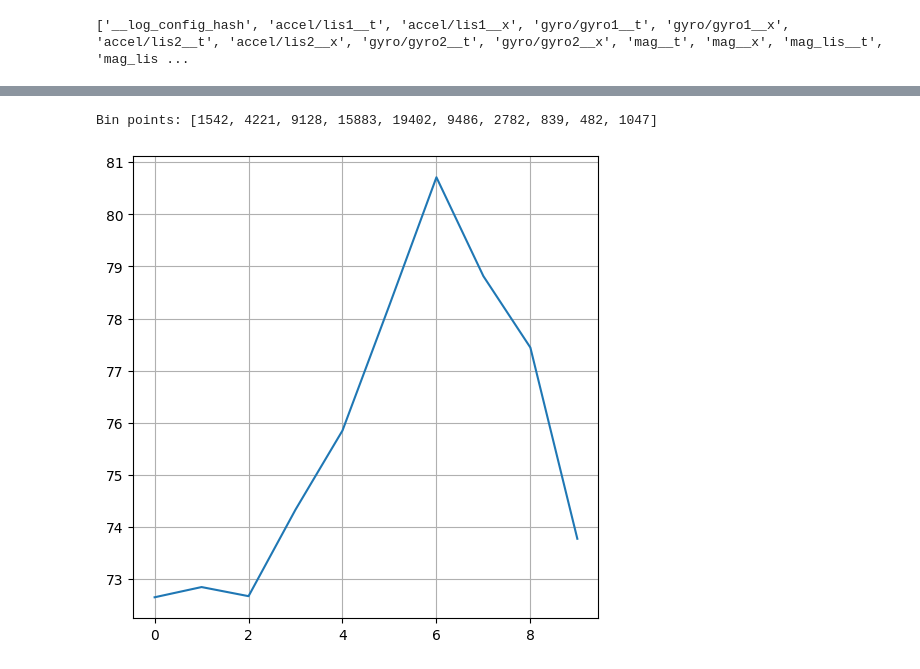
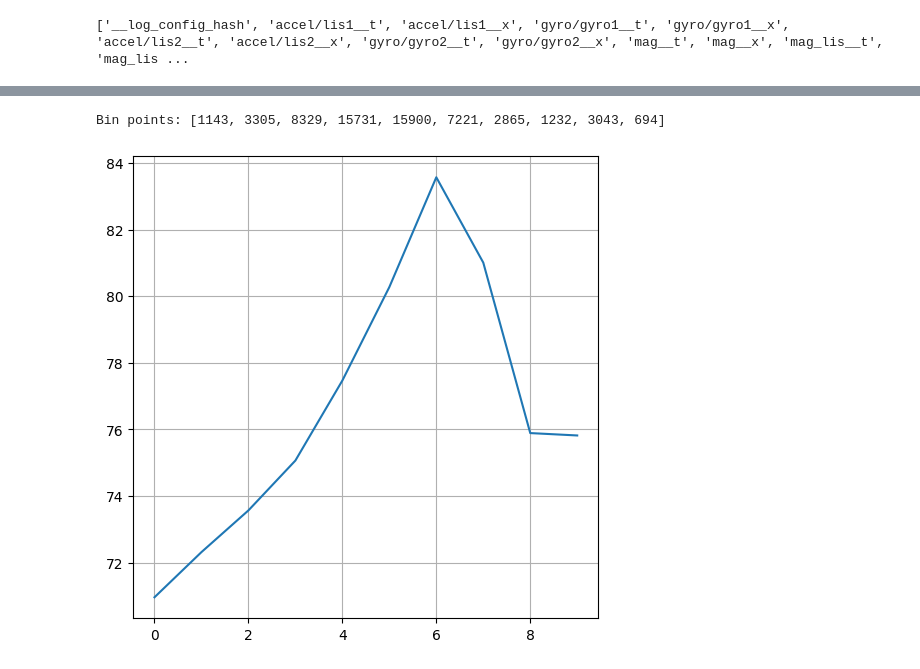
Before and after one commit to colinpate/sus, a Jupyter notebook: notebooks/rear_sus.ipynb, the cells around one changed output, grey strips where cells are left out. Drawn from its saved outputs; the diff is of its cells as text; code cells hidden in the pictures.

```diff
--- a/notebooks/rear_sus.ipynb
+++ b/notebooks/rear_sus.ipynb
@@ -186,29 +186,29 @@ Accel error MAE, RMSE: 9.139052578166437 16.81708308264542
 # %%
 # Plot accel direction as a function of travel or mag
 hist_x = b_proj
 n_bins = 10
 hist_min = np.percentile(hist_x, 0.5)
 hist_max = np.percentile(hist_x, 99.5)
 bin_size = (hist_max - hist_min) / n_bins
 
 bin_mean_theta = []
 bin_pts = []
 for i in range(n_bins):
     bin_min = hist_min + (i * bin_size)
     bin_max = bin_min + bin_size
     bin_mask = (bin_min <= hist_x) & (hist_x < bin_max)
-    bin_mask &= a_hp[:, 1] > 1
+    bin_mask &= a_hp[:, 1] > 2
     #bin_a_mean = np.mean(a_hp[bin_mask], axis=0)
     #_, a_hp_theta, _ = get_polar(bin_a_mean[np.newaxis])
     _, bin_theta, _ = get_polar(a_hp[bin_mask])
     bin_theta_mean = np.mean(bin_theta)
     bin_mean_theta.append(bin_theta_mean)
     bin_pts.append(int(np.sum(bin_mask)))
 
 print("Bin points:", bin_pts)
 plt.figure(figsize=(6, 6))
 plt.plot(range(n_bins), bin_mean_theta)
 plt.grid()
 # %% [output]
-Bin points: [1542, 4221, 9128, 15883, 19402, 9486, 2782, 839, 482, 1047]
+Bin points: [1143, 3305, 8329, 15731, 15900, 7221, 2865, 1232, 3043, 694]
-[figure, old version]
+[figure, new version]
```
Also changed, not shown: parts of 16 cells of this notebook, 3 other files.
